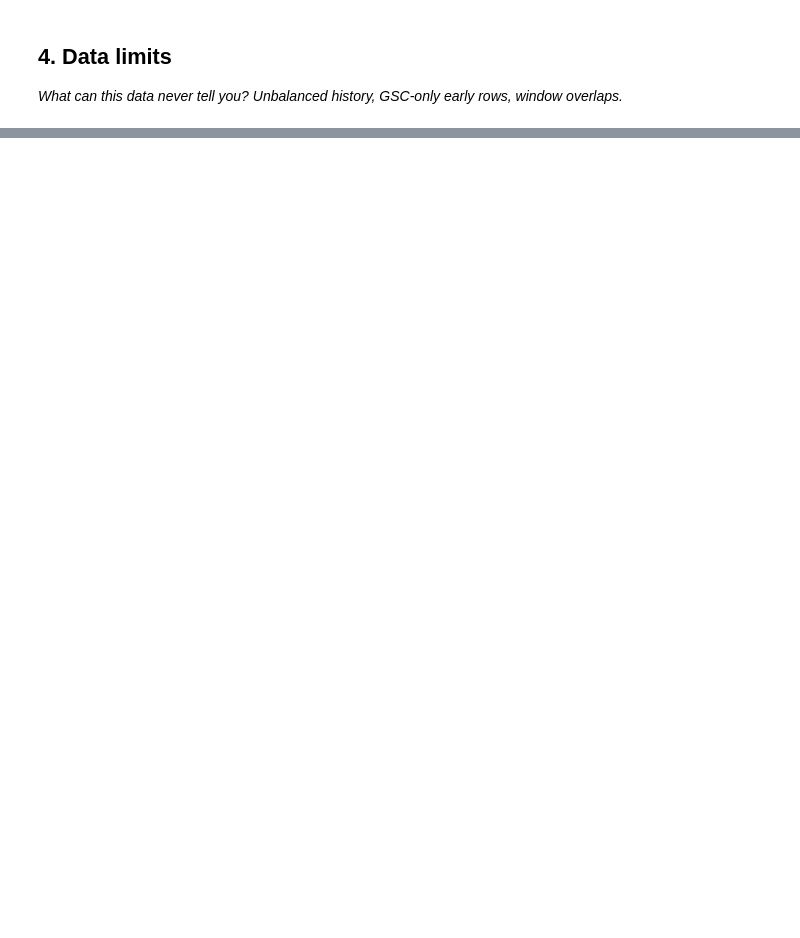
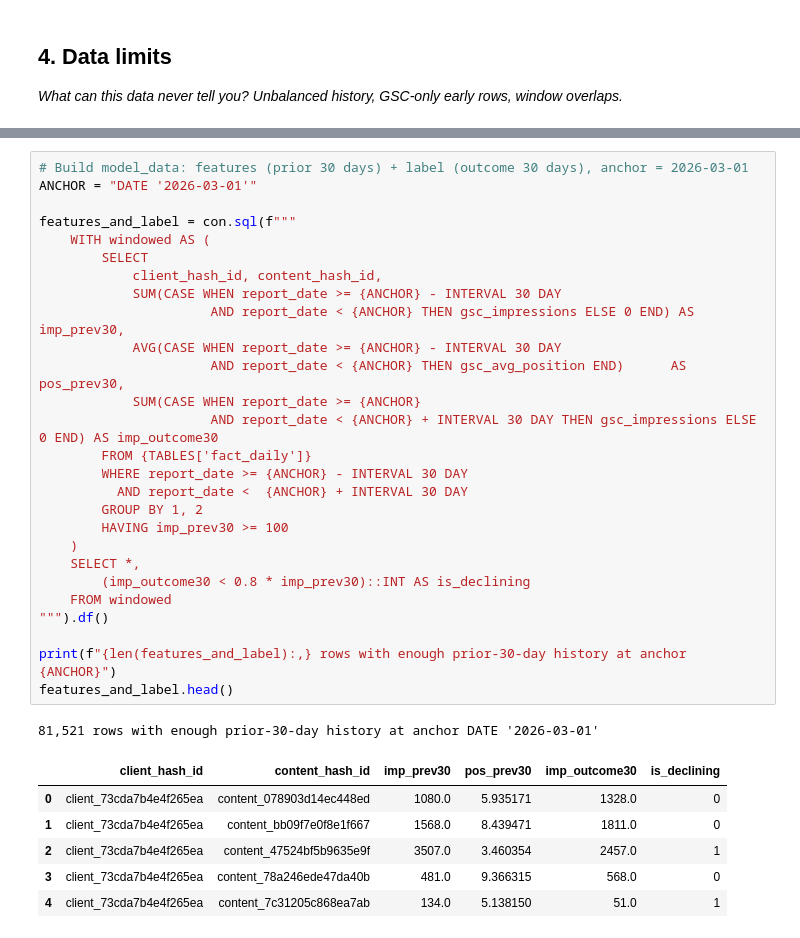
Before and after one commit to MisbahSangi/flyrank-ml-internship-misbah, a Jupyter notebook: work/notebooks/w03_data_contract.ipynb, the cells around one changed output, grey strips where cells are left out. Drawn from its saved outputs; the diff is of its cells as text; blank space fills up the shorter version.

```diff
--- a/work/notebooks/w03_data_contract.ipynb
+++ b/work/notebooks/w03_data_contract.ipynb
@@ -24,0 +190,35 @@ This skeleton is yours to fill. Work the sections **in order** — each one has
+# %%
+# Build model_data: features (prior 30 days) + label (outcome 30 days), anchor = 2026-03-01
+ANCHOR = "DATE '2026-03-01'"
+
+features_and_label = con.sql(f"""
+    WITH windowed AS (
+        SELECT
+            client_hash_id, content_hash_id,
+            SUM(CASE WHEN report_date >= {ANCHOR} - INTERVAL 30 DAY
+                      AND report_date < {ANCHOR} THEN gsc_impressions ELSE 0 END) AS imp_prev30,
+            AVG(CASE WHEN report_date >= {ANCHOR} - INTERVAL 30 DAY
+                      AND report_date < {ANCHOR} THEN gsc_avg_position END)      AS pos_prev30,
+            SUM(CASE WHEN report_date >= {ANCHOR}
+                      AND report_date < {ANCHOR} + INTERVAL 30 DAY THEN gsc_impressions ELSE 0 END) AS imp_outcome30
+        FROM {TABLES['fact_daily']}
+        WHERE report_date >= {ANCHOR} - INTERVAL 30 DAY
+          AND report_date <  {ANCHOR} + INTERVAL 30 DAY
+        GROUP BY 1, 2
+        HAVING imp_prev30 >= 100
+    )
+    SELECT *,
+        (imp_outcome30 < 0.8 * imp_prev30)::INT AS is_declining
+    FROM windowed
+""").df()
+
+print(f"{len(features_and_label):,} rows with enough prior-30-day history at anchor {ANCHOR}")
+features_and_label.head()
+# %% [output]
+81,521 rows with enough prior-30-day history at anchor DATE '2026-03-01'
+|  | client_hash_id | content_hash_id | imp_prev30 | pos_prev30 | imp_outcome30 | is_declining |
+| 0 | client_73cda7b4e4f265ea | content_078903d14ec448ed | 1080.0 | 5.935171 | 1328.0 | 0 |
+| 1 | client_73cda7b4e4f265ea | content_bb09f7e0f8e1f667 | 1568.0 | 8.439471 | 1811.0 | 0 |
+| 2 | client_73cda7b4e4f265ea | content_47524bf5b9635e9f | 3507.0 | 3.460354 | 2457.0 | 1 |
+| 3 | client_73cda7b4e4f265ea | content_78a246ede47da40b | 481.0 | 9.366315 | 568.0 | 0 |
+| 4 | client_73cda7b4e4f265ea | content_7c31205c868ea7ab | 134.0 | 5.138150 | 51.0 | 1 |
```
Also changed, not shown: parts of 15 cells of this notebook.
